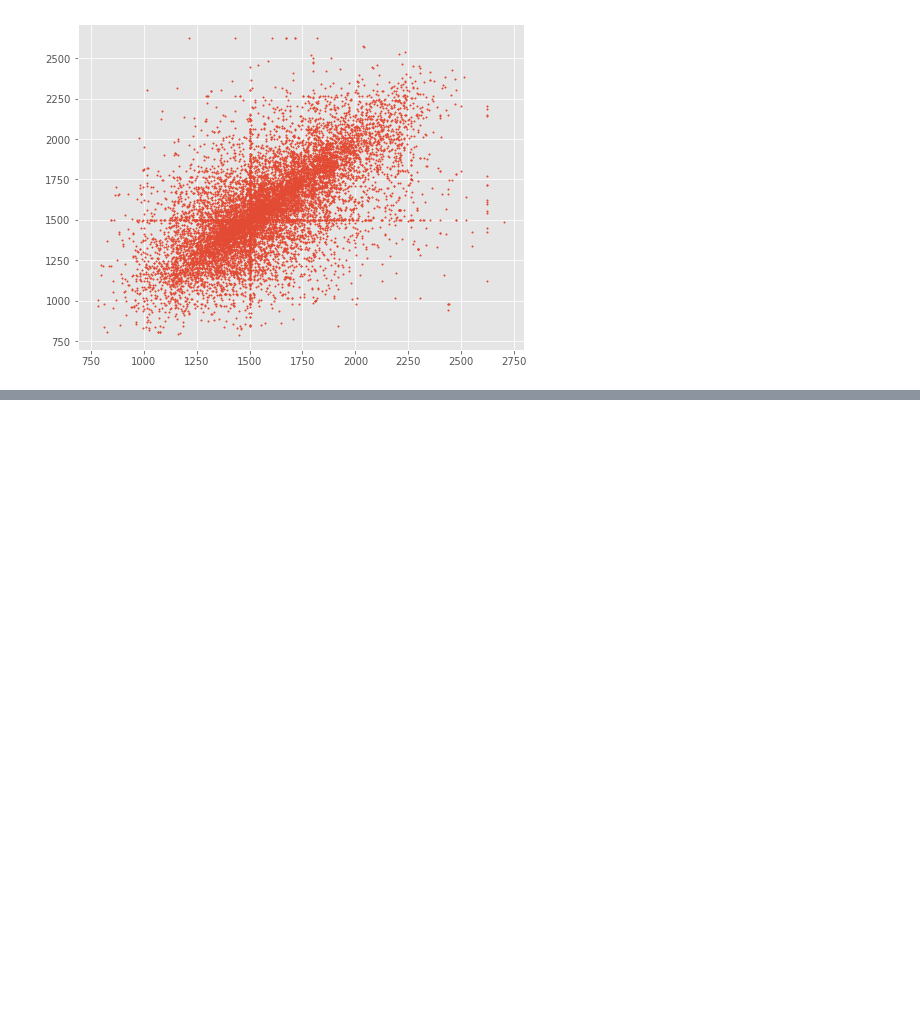
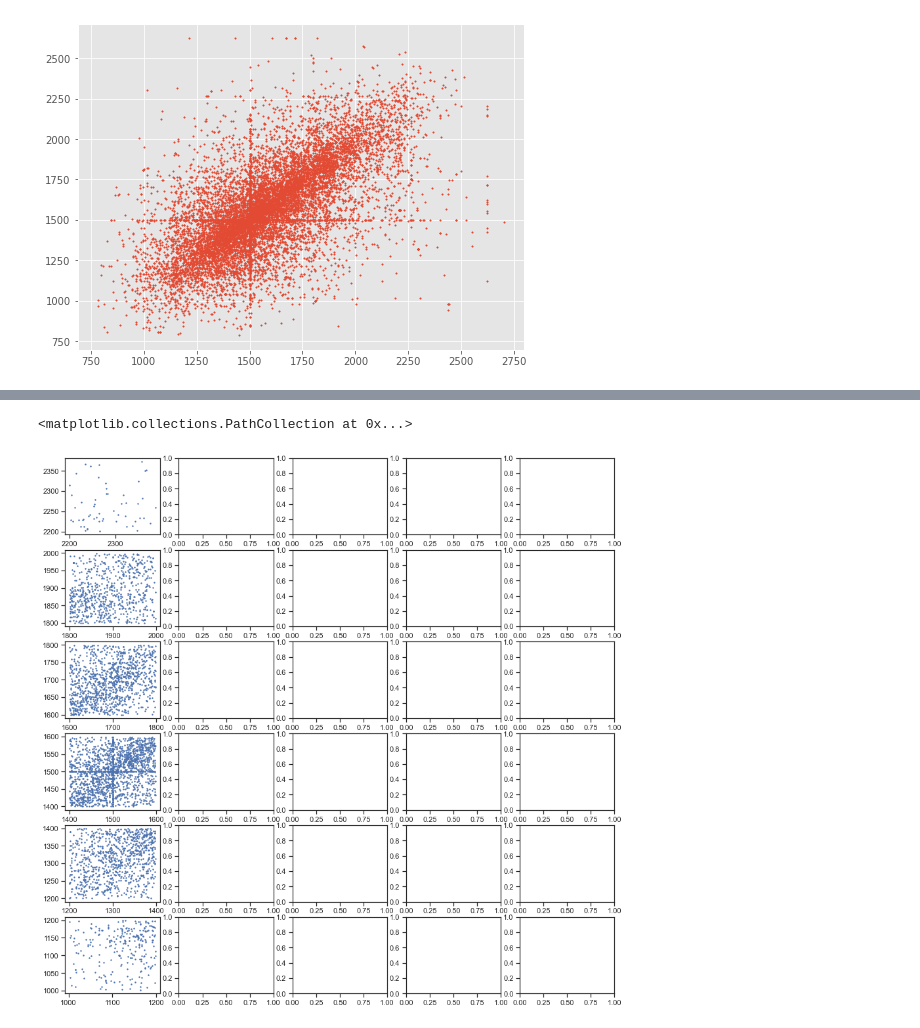
Before and after one commit to rmesrobi/Chess-Openings-EDA, a Jupyter notebook: chess_EDA.ipynb, the cells around one changed output, grey strips where cells are left out. Cells and saved outputs as stored; diff of their text form; code cells hidden in the pictures; blank space fills up the shorter version.

```diff
--- a/chess_EDA.ipynb
+++ b/chess_EDA.ipynb
@@ -773,0 +836,19 @@ ax.set_ylabel('black rating')
+# %%
+fig, axs = plt.subplots(6,5, figsize = (15,15))
+x_lim = [700, 2700]
+y_lim = [700, 2700]
+nm = rcdf[(rcdf['white_rating_cat'] == 'NM') & (rcdf['black_rating_cat'] == 'NM') & (rcdf['first_move'] == 'e4')  ]
+axs[0,0].scatter(x = nm['black_rating'], y = nm['white_rating'], s = 2)
+a = rcdf[(rcdf['white_rating_cat'] == 'A') & (rcdf['black_rating_cat'] == 'A') & (rcdf['first_move'] == 'e4')  ]
+axs[1,0].scatter(x = a['black_rating'], y = a['white_rating'], s = 2)
+b = rcdf[(rcdf['white_rating_cat'] == 'B') & (rcdf['black_rating_cat'] == 'B') & (rcdf['first_move'] == 'e4')  ]
+axs[2,0].scatter(x = b['black_rating'], y = b['white_rating'], s = 2)
+c = rcdf[(rcdf['white_rating_cat'] == 'C') & (rcdf['black_rating_cat'] == 'C') & (rcdf['first_move'] == 'e4')  ]
+axs[3,0].scatter(x = c['black_rating'], y = c['white_rating'], s = 2)
+d = rcdf[(rcdf['white_rating_cat'] == 'D') & (rcdf['black_rating_cat'] == 'D') & (rcdf['first_move'] == 'e4')  ]
+axs[4,0].scatter(x = d['black_rating'], y = d['white_rating'], s = 2)
+e = rcdf[(rcdf['white_rating_cat'] == 'E') & (rcdf['black_rating_cat'] == 'E') & (rcdf['first_move'] == 'e4')  ]
+axs[5,0].scatter(x = e['black_rating'], y = e['white_rating'], s = 2)
+# %% [output]
+<matplotlib.collections.PathCollection at 0x...>
+[figure, added]
```
Also changed, not shown: parts of 14 cells of this notebook, 1 other file.
